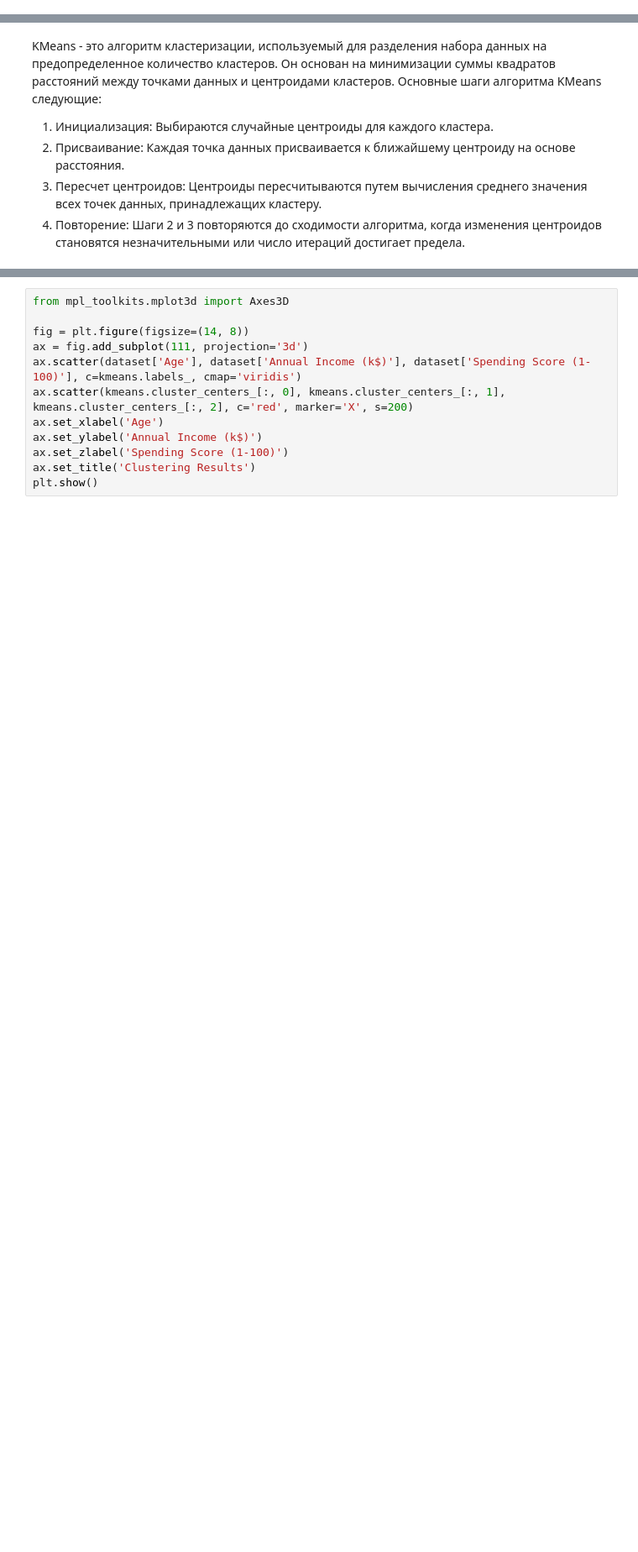
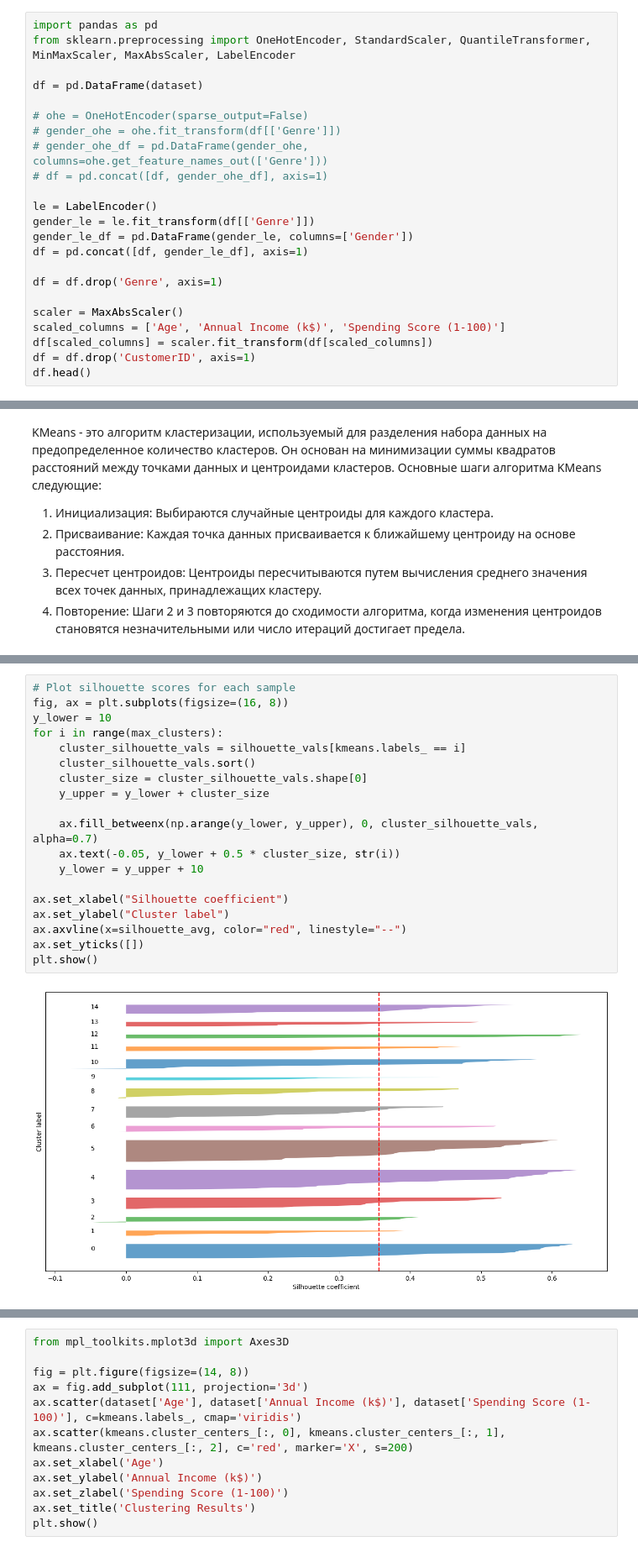
Before and after one commit to Cvtq/ml, a Jupyter notebook: clusterization.ipynb, the cells around one changed output, grey strips where cells are left out. Shown at 84% size. Saved outputs shown, nothing was run; the diff lists cells and outputs as text; blank space fills up the shorter version.

```diff
--- a/clusterization.ipynb
+++ b/clusterization.ipynb
@@ -12,3 +12,26 @@ dataset.head()
 | 2 | 3 | Female | 20 | 16 | 6 |
 | 3 | 4 | Female | 23 | 16 | 77 |
 | 4 | 5 | Female | 31 | 17 | 40 |
+# %%
+import pandas as pd
+from sklearn.preprocessing import OneHotEncoder, StandardScaler, QuantileTransformer,  MinMaxScaler, MaxAbsScaler, LabelEncoder
+
+df = pd.DataFrame(dataset)
+
+# ohe = OneHotEncoder(sparse_output=False)
+# gender_ohe = ohe.fit_transform(df[['Genre']])
+# gender_ohe_df = pd.DataFrame(gender_ohe, columns=ohe.get_feature_names_out(['Genre']))
+# df = pd.concat([df, gender_ohe_df], axis=1)
+
+le = LabelEncoder()
+gender_le = le.fit_transform(df[['Genre']])
+gender_le_df = pd.DataFrame(gender_le, columns=['Gender'])
+df = pd.concat([df, gender_le_df], axis=1)
+
+df = df.drop('Genre', axis=1)
+
+scaler = MaxAbsScaler()
+scaled_columns = ['Age', 'Annual Income (k$)', 'Spending Score (1-100)']
+df[scaled_columns] = scaler.fit_transform(df[scaled_columns])
+df = df.drop('CustomerID', axis=1)
+df.head()
@@ -61,0 +103,21 @@ plt.show()
+# %%
+# Plot silhouette scores for each sample
+fig, ax = plt.subplots(figsize=(16, 8))
+y_lower = 10
+for i in range(max_clusters):
+    cluster_silhouette_vals = silhouette_vals[kmeans.labels_ == i]
+    cluster_silhouette_vals.sort()
+    cluster_size = cluster_silhouette_vals.shape[0]
+    y_upper = y_lower + cluster_size
+
+    ax.fill_betweenx(np.arange(y_lower, y_upper), 0, cluster_silhouette_vals, alpha=0.7)
+    ax.text(-0.05, y_lower + 0.5 * cluster_size, str(i))
+    y_lower = y_upper + 10
+
+ax.set_xlabel("Silhouette coefficient")
+ax.set_ylabel("Cluster label")
+ax.axvline(x=silhouette_avg, color="red", linestyle="--")
+ax.set_yticks([])
+plt.show()
+# %% [output]
+[figure, added]
```
Also changed, not shown: parts of 12 cells of this notebook.
